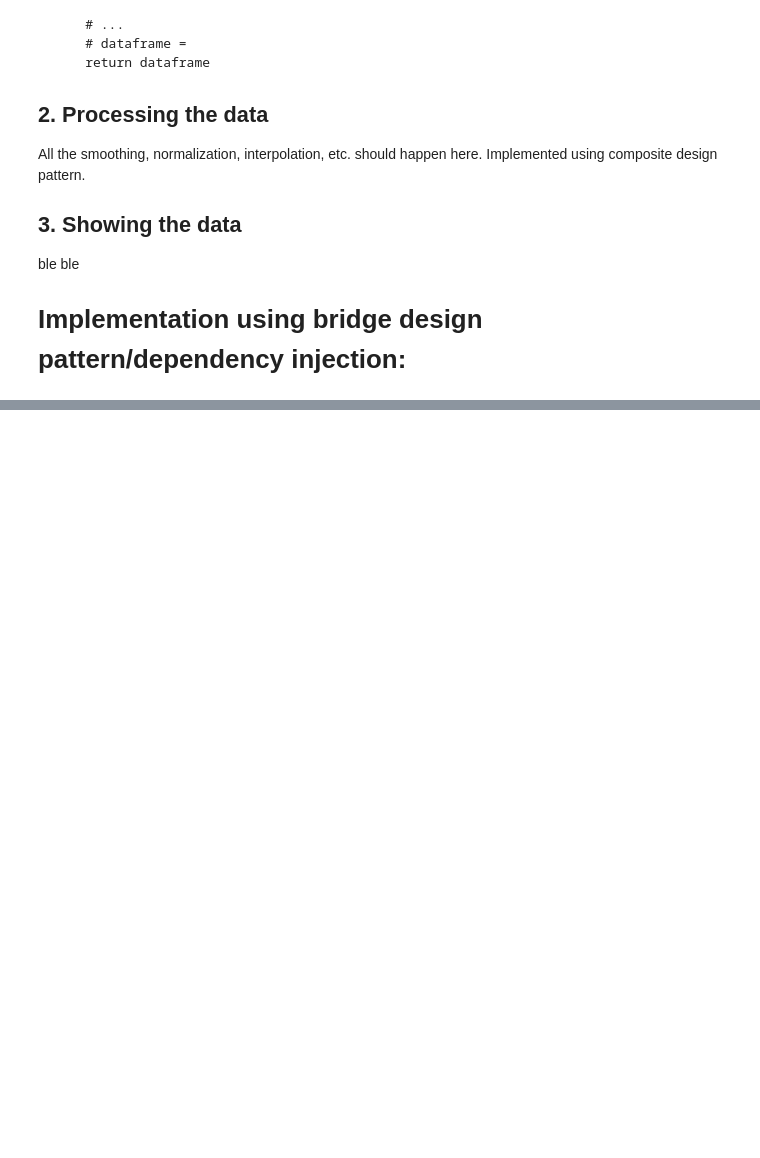
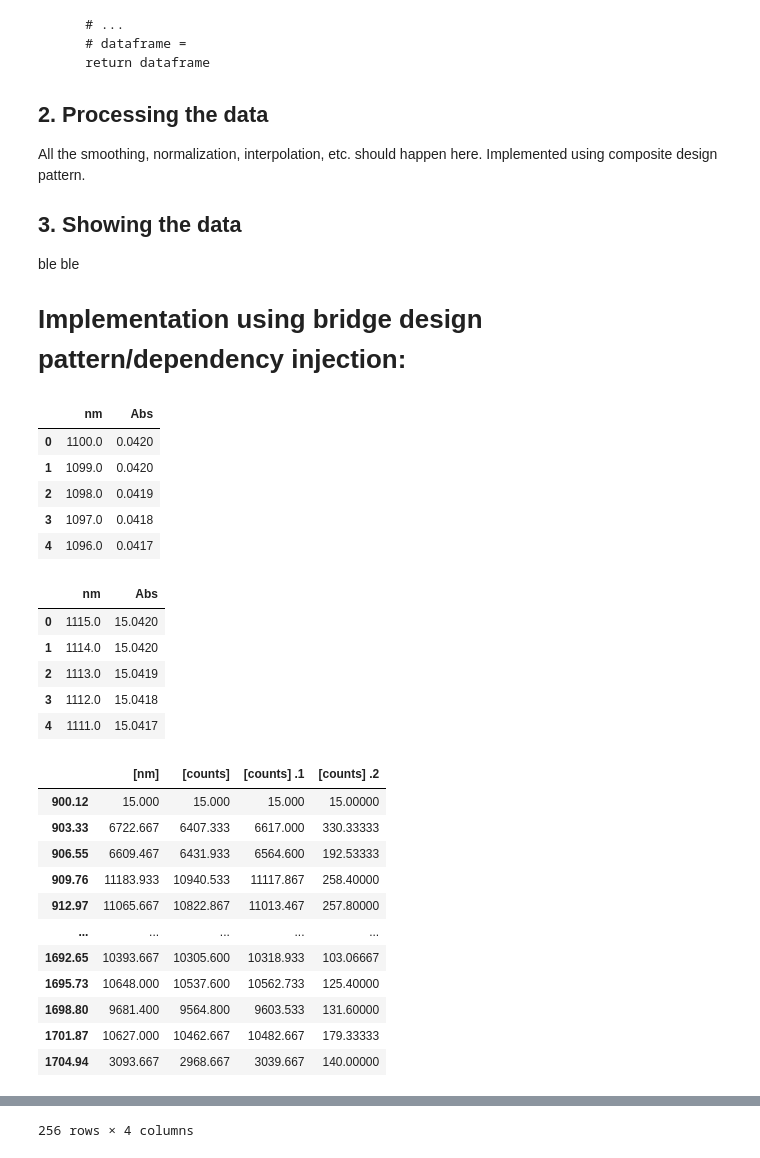
Before and after one commit to mkolany/jupyter, a Jupyter notebook: PythonLaboratory/FileParser.ipynb, the cells around one changed output, grey strips where cells are left out. Saved outputs shown, nothing was run; the diff lists cells and outputs as text; code cells hidden in the pictures; blank space fills up the shorter version.

```diff
--- a/PythonLaboratory/FileParser.ipynb
+++ b/PythonLaboratory/FileParser.ipynb
@@ -45,14 +45,18 @@ class FileHandler(Handler):
             for i, row in enumerate(f):
                 for delimiter, decimal in (itertools.product([';',',','\t'], ['.',','])):
                     try:
-                        df = pd.read_csv(path ,delimiter=delimiter, decimal=decimal, index_col=0, skiprows=i,header=None, on_bad_lines='skip', dtype=np.float64)
-
-
+                        df = pd.read_csv(path ,delimiter=delimiter, decimal=decimal, header=i,on_bad_lines='skip', dtype=np.float64)
                         return df
-                        # return df[df.columns[-1]]
-
                     except Exception:
                         pass
+
+class Hitachi(Handler):
+    def handle(self, path: pathlib.Path) -> pd.DataFrame:
+        return pd.read_csv(path ,delimiter='\t',header=27,on_bad_lines='skip')
+
+class Avantes(Handler):
+    def handle(self, path: pathlib.Path) -> pd.DataFrame:
+        return pd.read_csv(path,delimiter=';',decimal=',',header=5,on_bad_lines='skip')
 
 class DataHandler(Handler):
     def __init__(self, handler: Optional[Callable]=None):
@@ -64,7 +68,7 @@ class DataHandler(Handler):
     def handle(self,  data: pd.DataFrame) -> pd.DataFrame:
         return data
 
-class Pipeline(DataHandler):
+class Composite(DataHandler):
     def __init__(self) -> None:
         self.operations: List[DataHandler] = []
 
@@ -73,49 +77,71 @@ class Pipeline(DataHandler):
             data = o.handle( data )
         return data
 
     def add(self, *operations: DataHandler) -> None:
         for o in operations:
             self.operations.append(o)
 
     def remove(self,*operations: DataHandler) -> None:
         for o in operations:
             self.operations.remove(o)
 
 class DataModel(ABC):
-    def __init__(self, path: pathlib.Path, reader: Optional[FileHandler]=FileHandler()) -> None:
+    def __init__(self, path: pathlib.Path, reader: Optional[FileHandler]=FileHandler(), pipeline: Optional[DataHandler]=Composite()) -> None:
         self._reader=reader
-        self._pipeline=Pipeline()
+        self._pipeline=pipeline
         self.path=path
     @property
     def path(self):
         return self._path
 
     @path.setter
     def path(self, path: pathlib.Path):
         self._path = path
     @property
     def raw_data(self):
-        return self._reader.handle(self.path)
+        try:
+            return self._reader.handle(self.path)
+        except ParserError as e:
+            display(repr(e))
+            return pd.DataFrame()
     @property
     def data(self):
         return self._pipeline.handle(self.raw_data)
 
-absorbance_data = Path('../patka-pomiary/CPE45_PFOBPy_comocat.txt')
-fluorescence_data = Path('../patka-pomiary/func39.txt')
 
+dm = DataModel(path=Path('../patka-pomiary/CPE45_PFOBPy_comocat.txt', reader=Hitachi()))
+display(dm.data[:5])
+dm._pipeline.add(DataHandler(handler=lambda df: df+5))
+dm._pipeline.add(DataHandler(handler=lambda df: df+5))
+dm._pipeline.add(DataHandler(handler=lambda df: df+5))
+display(dm.data[:5])
 
-
-get_last_column_only = DataHandler(lambda df: df[df.columns[-1]])
-normalize = DataHandler(lambda df: df.truediv(df.where(np.logical_and(df.index>800, df.index<1000)).min()))
-
-dm = DataModel(path=absorbance_data)
-
-dm2 = DataModel(path=fluorescence_data)
-
-# display(dm.data)
-# display(dm2.data)
-
-dm._pipeline.add(get_last_column_only)
-dm._pipeline.add(normalize)
-dm.data
+dm2 = DataModel(path=Path('../patka-pomiary/func39.txt', reader=Avantes()))
+display(dm2.data)
+dm2._pipeline.add(DataHandler(handler=lambda df: df+5))
+display(dm2.data)
 # %% [output]
+|  | nm | Abs |
+| 0 | 1100.0 | 0.0420 |
+| 1 | 1099.0 | 0.0420 |
+| 2 | 1098.0 | 0.0419 |
+| 3 | 1097.0 | 0.0418 |
+| 4 | 1096.0 | 0.0417 |
+|  | nm | Abs |
+| 0 | 1115.0 | 15.0420 |
+| 1 | 1114.0 | 15.0420 |
+| 2 | 1113.0 | 15.0419 |
+| 3 | 1112.0 | 15.0418 |
+| 4 | 1111.0 | 15.0417 |
+|  | [nm] | [counts] | [counts] .1 | [counts] .2 |
+| 900.12 | 15.000 | 15.000 | 15.000 | 15.00000 |
+| 903.33 | 6722.667 | 6407.333 | 6617.000 | 330.33333 |
+| 906.55 | 6609.467 | 6431.933 | 6564.600 | 192.53333 |
+| 909.76 | 11183.933 | 10940.533 | 11117.867 | 258.40000 |
+| 912.97 | 11065.667 | 10822.867 | 11013.467 | 257.80000 |
+| ... | ... | ... | ... | ... |
+| 1692.65 | 10393.667 | 10305.600 | 10318.933 | 103.06667 |
+| 1695.73 | 10648.000 | 10537.600 | 10562.733 | 125.40000 |
+| 1698.80 | 9681.400 | 9564.800 | 9603.533 | 131.60000 |
+| 1701.87 | 10627.000 | 10462.667 | 10482.667 | 179.33333 |
+| 1704.94 | 3093.667 | 2968.667 | 3039.667 | 140.00000 |
@@ -134,0 +161 @@ Name: 1, Length: 701, dtype: float64
+256 rows × 4 columns
```
Also changed, not shown: parts of 5 cells of this notebook, 1 other file.
